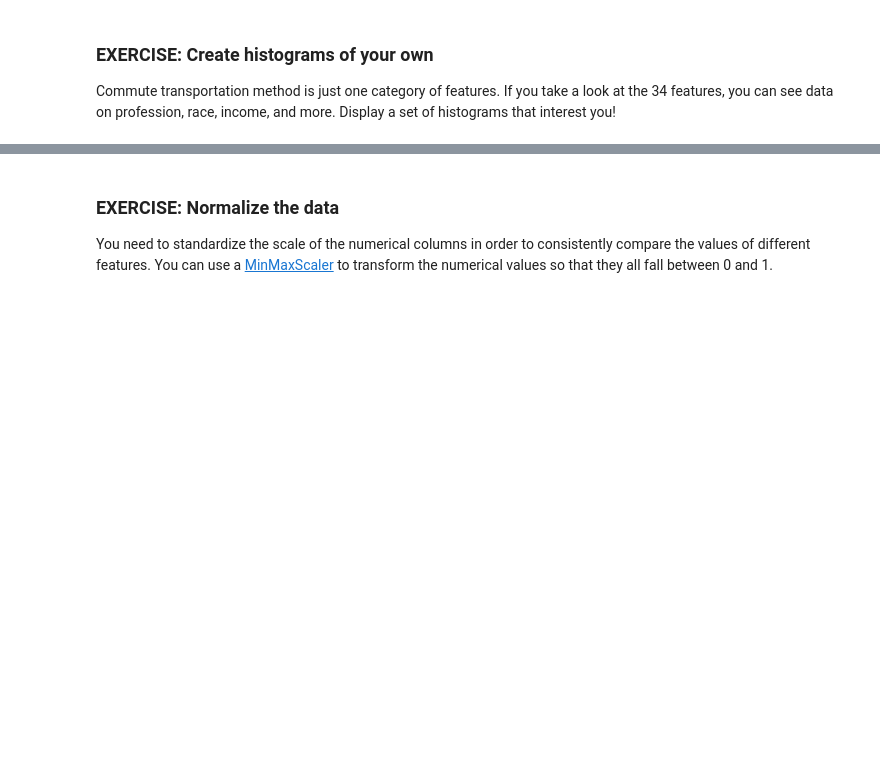
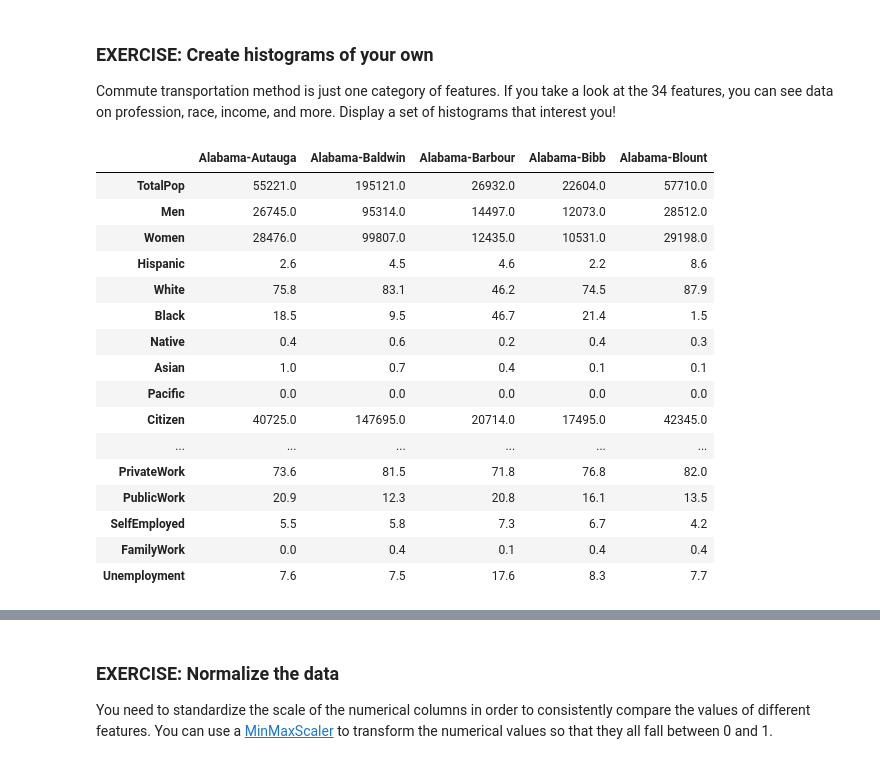
Before and after one commit to seongjaeryu/ML_SageMaker_Studies, a Jupyter notebook: Population_Segmentation/Pop_Segmentation_Exercise.ipynb, the cells around one changed output, grey strips where cells are left out. Drawn from its saved outputs; the diff is of its cells as text; code cells hidden in the pictures; blank space fills up the shorter version.

```diff
--- a/Population_Segmentation/Pop_Segmentation_Exercise.ipynb
+++ b/Population_Segmentation/Pop_Segmentation_Exercise.ipynb
@@ -300,3 +342,23 @@ for column_name in transport_list:
 ### EXERCISE: Create histograms of your own
 
 Commute transportation method is just one category of features. If you take a look at the 34 features, you can see data on profession, race, income, and more. Display a set of histograms that interest you!
+# %%
+clean_counties_df.head().T
+# %% [output]
+|  | Alabama-Autauga | Alabama-Baldwin | Alabama-Barbour | Alabama-Bibb | Alabama-Blount |
+| TotalPop | 55221.0 | 195121.0 | 26932.0 | 22604.0 | 57710.0 |
+| Men | 26745.0 | 95314.0 | 14497.0 | 12073.0 | 28512.0 |
+| Women | 28476.0 | 99807.0 | 12435.0 | 10531.0 | 29198.0 |
+| Hispanic | 2.6 | 4.5 | 4.6 | 2.2 | 8.6 |
+| White | 75.8 | 83.1 | 46.2 | 74.5 | 87.9 |
+| Black | 18.5 | 9.5 | 46.7 | 21.4 | 1.5 |
+| Native | 0.4 | 0.6 | 0.2 | 0.4 | 0.3 |
+| Asian | 1.0 | 0.7 | 0.4 | 0.1 | 0.1 |
+| Pacific | 0.0 | 0.0 | 0.0 | 0.0 | 0.0 |
+| Citizen | 40725.0 | 147695.0 | 20714.0 | 17495.0 | 42345.0 |
+| ... | ... | ... | ... | ... | ... |
+| PrivateWork | 73.6 | 81.5 | 71.8 | 76.8 | 82.0 |
+| PublicWork | 20.9 | 12.3 | 20.8 | 16.1 | 13.5 |
+| SelfEmployed | 5.5 | 5.8 | 7.3 | 6.7 | 4.2 |
+| FamilyWork | 0.0 | 0.4 | 0.1 | 0.4 | 0.4 |
+| Unemployment | 7.6 | 7.5 | 17.6 | 8.3 | 7.7 |
```
Also changed, not shown: parts of 11 cells of this notebook.
